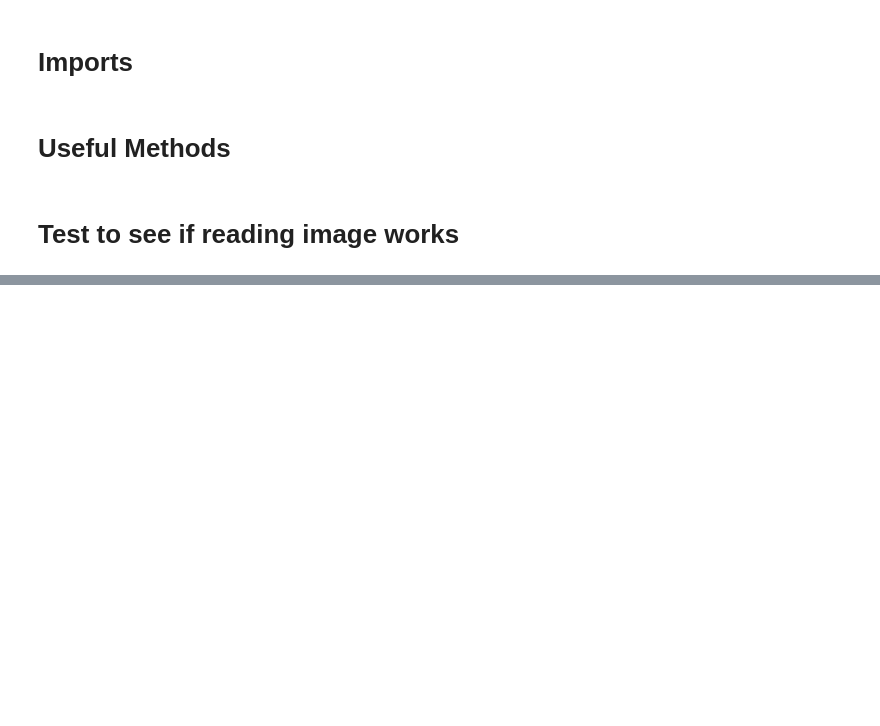
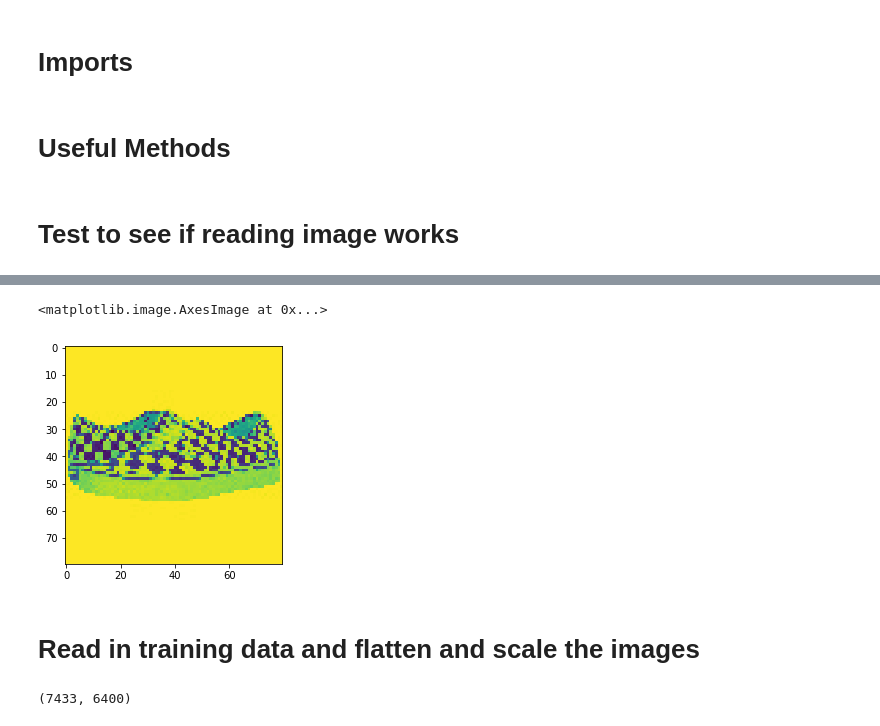
Before and after one commit to luoken/Shoe-detector, a Jupyter notebook: utils/Shoe Detector.ipynb, the cells around one changed output, grey strips where cells are left out. Drawn from its saved outputs; the diff is of its cells as text; code cells hidden in the pictures; blank space fills up the shorter version.

```diff
--- a/utils/Shoe Detector.ipynb
+++ b/utils/Shoe Detector.ipynb
@@ -179,0 +186,18 @@ model_file_name = model_name + '.pk1'
+# %%
+zero = mpimg.imread('../images/' + labels['Path'][0])
+plt.imshow(zero)
+# %% [output]
+<matplotlib.image.AxesImage at 0x...>
+[figure, added]
+# %% [markdown]
+# Read in training data and flatten and scale the images
+# %%
+df = pd.DataFrame()
+for count, i in enumerate(labels['Path']):
+    holder = mpimg.imread('../images/' + i)
+    df[str(count)] = holder.flatten()
+df = df.T
+df.head()
+print(df.shape)
+# %% [output]
+(7433, 6400)
```
Also changed, not shown: parts of 17 cells of this notebook.
